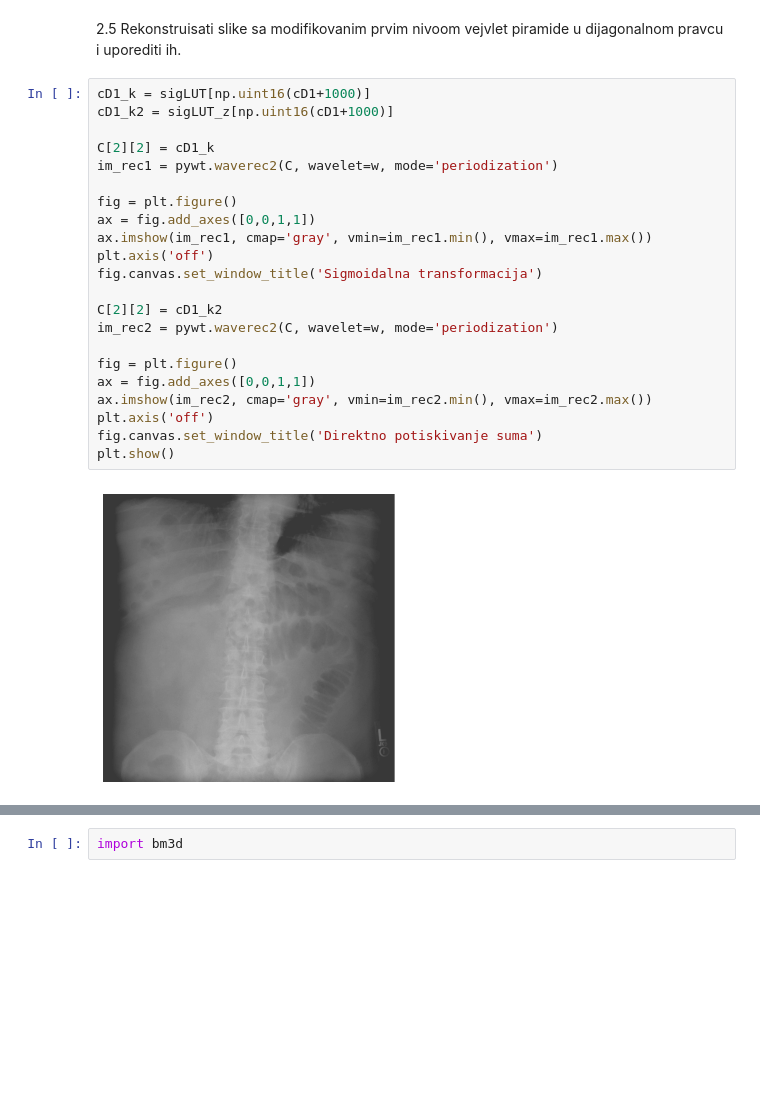
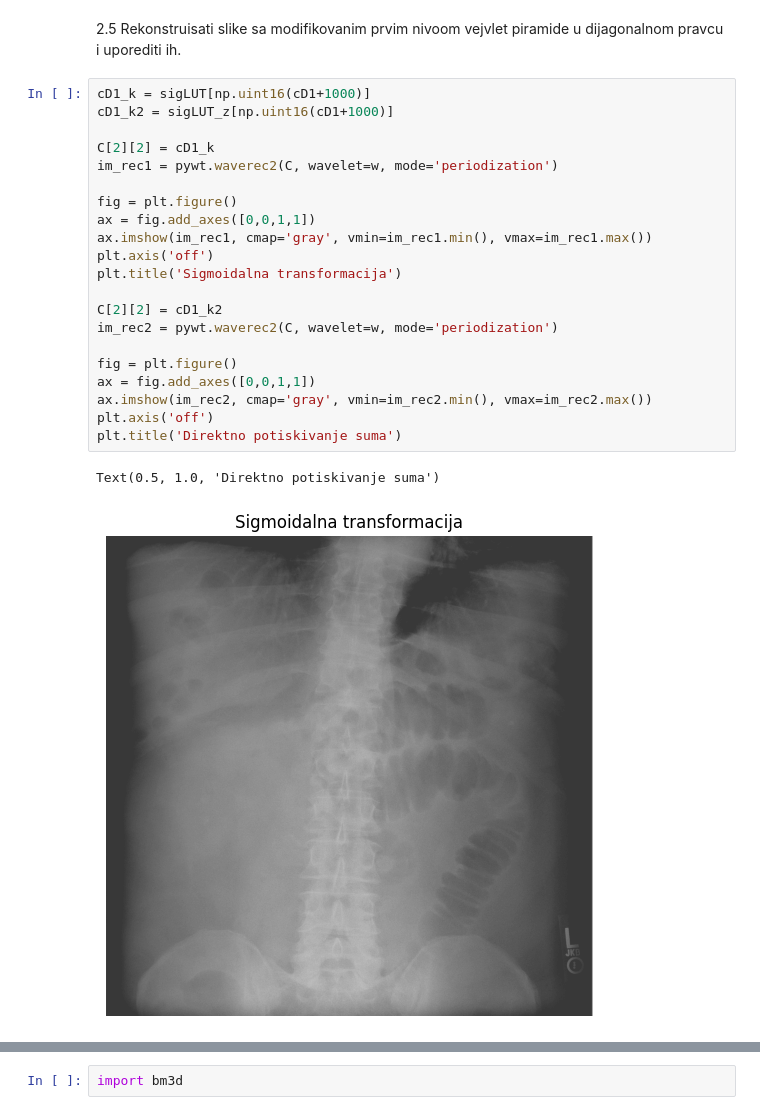
Before and after one commit to nebojsa-bozanic/BMI_OSuM, a Jupyter notebook: Vezba8: Obrada rendgenske slike: Suzbijanje šuma 2/OSuM_vezba_8.ipynb, the cells around one changed output, grey strips where cells are left out. Cells and saved outputs as stored; diff of their text form; blank space fills up the shorter version.

```diff
--- a/Vezba8: Obrada rendgenske slike: Suzbijanje šuma 2/OSuM_vezba_8.ipynb
+++ b/Vezba8: Obrada rendgenske slike: Suzbijanje šuma 2/OSuM_vezba_8.ipynb
@@ -210,24 +210,24 @@ sigLUT_z = osum.sigmLUT_z(1000, 800, 7, 3*sigma)
 # %%
 cD1_k = sigLUT[np.uint16(cD1+1000)]
 cD1_k2 = sigLUT_z[np.uint16(cD1+1000)]
 
 C[2][2] = cD1_k
 im_rec1 = pywt.waverec2(C, wavelet=w, mode='periodization')
 
 fig = plt.figure()
 ax = fig.add_axes([0,0,1,1])
 ax.imshow(im_rec1, cmap='gray', vmin=im_rec1.min(), vmax=im_rec1.max())
 plt.axis('off')
-fig.canvas.set_window_title('Sigmoidalna transformacija')
+plt.title('Sigmoidalna transformacija')
 
 C[2][2] = cD1_k2
 im_rec2 = pywt.waverec2(C, wavelet=w, mode='periodization')
 
 fig = plt.figure()
 ax = fig.add_axes([0,0,1,1])
 ax.imshow(im_rec2, cmap='gray', vmin=im_rec2.min(), vmax=im_rec2.max())
 plt.axis('off')
-fig.canvas.set_window_title('Direktno potiskivanje suma')
-plt.show()
+plt.title('Direktno potiskivanje suma')
 # %% [output]
+Text(0.5, 1.0, 'Direktno potiskivanje suma')
-[figure, old version]
+[figure, new version]
```
Also changed, not shown: parts of 9 cells of this notebook.
